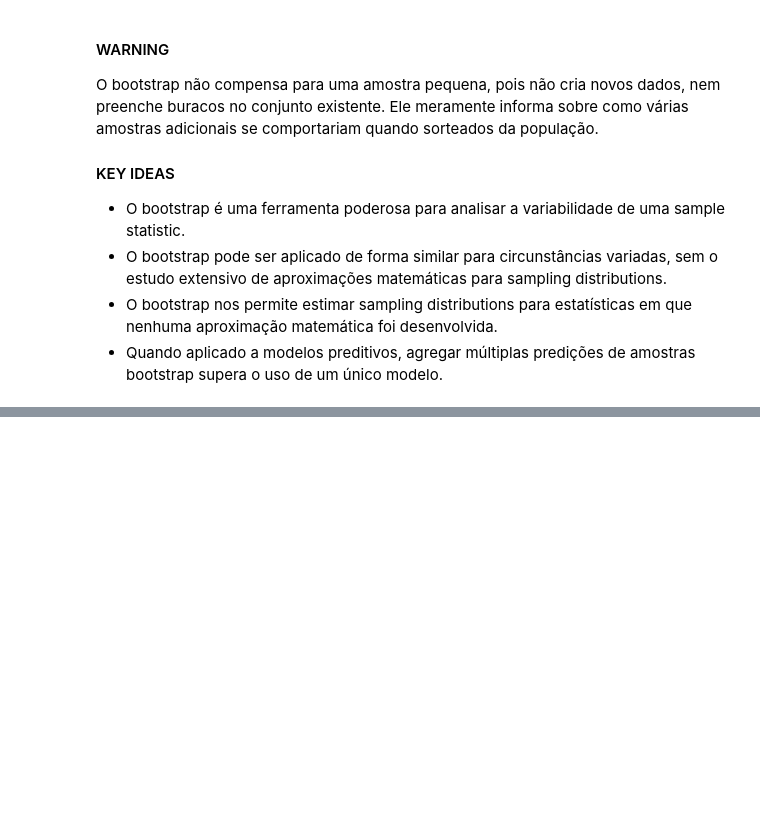
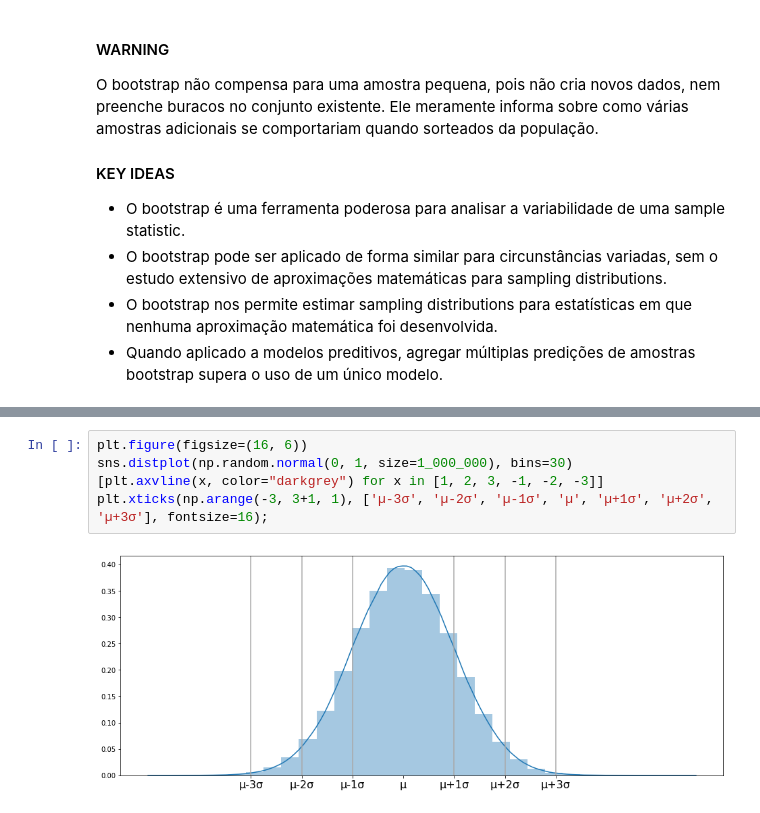
Before and after one commit to hoadcoder/SundayLearning, a Jupyter notebook: notebooks/content/15_sampling.ipynb, the cells around one changed output, grey strips where cells are left out. Saved outputs shown, nothing was run; the diff lists cells and outputs as text; blank space fills up the shorter version.

```diff
--- a/notebooks/content/15_sampling.ipynb
+++ b/notebooks/content/15_sampling.ipynb
@@ -241,0 +316,7 @@ O bootstrap não compensa para uma amostra pequena, pois não cria novos dados,
+# %%
+plt.figure(figsize=(16, 6))
+sns.distplot(np.random.normal(0, 1, size=1_000_000), bins=30)
+[plt.axvline(x, color="darkgrey") for x in [1, 2, 3, -1, -2, -3]]
+plt.xticks(np.arange(-3, 3+1, 1), ['µ-3σ', 'µ-2σ', 'µ-1σ', 'µ', 'µ+1σ', 'µ+2σ', 'µ+3σ'], fontsize=16);
+# %% [output]
+[figure, added]
```
Also changed, not shown: parts of 27 cells of this notebook, 1 other file.
